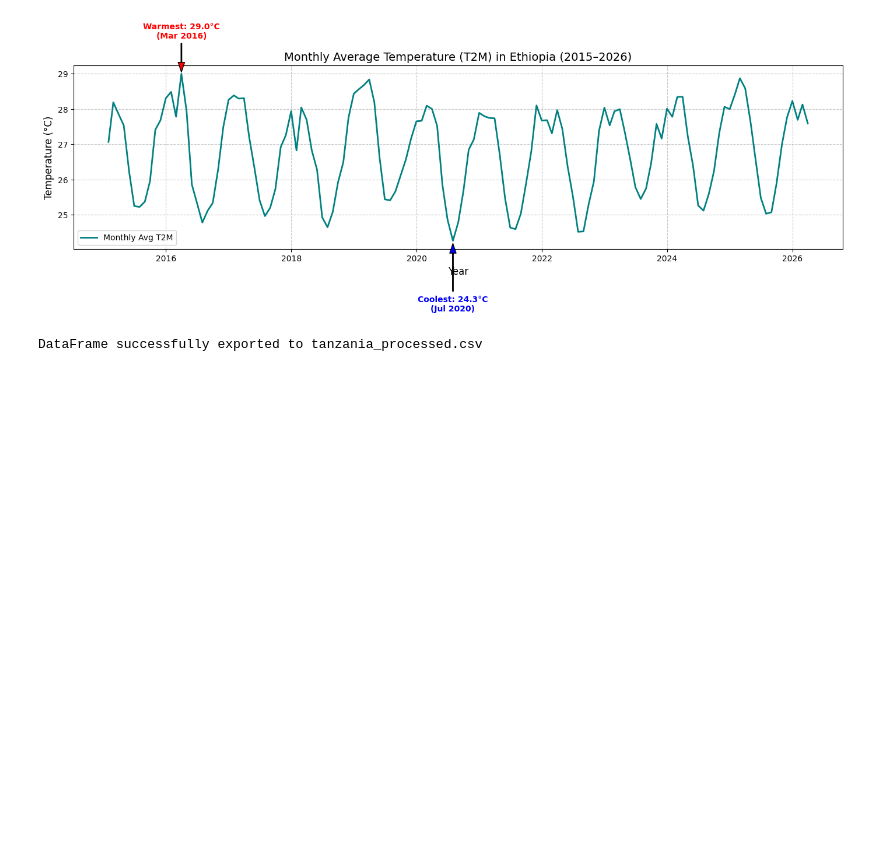
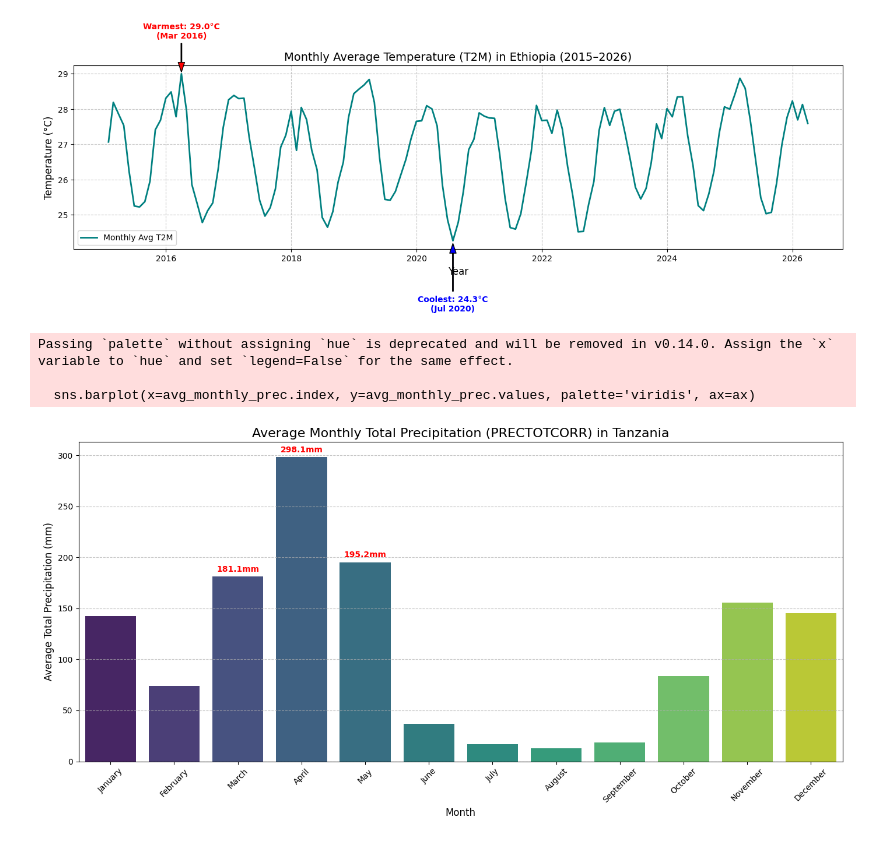
Before and after one commit to meti-creator/climate-challenge-week0, a Jupyter notebook: Tanzania_eda.ipynb, the cells around one changed output. Drawn from its saved outputs; the diff is of its cells as text; code cells hidden in the pictures; blank space fills up the shorter version.

```diff
--- a/Tanzania_eda.ipynb
+++ b/Tanzania_eda.ipynb
@@ -300,8 +300,41 @@ plt.savefig('monthly_t2m_plot.png')
 plt.show()
 # %% [output]
 [figure]
-# %%
-df.to_csv('tanzania_processed.csv', index=False)
-print('DataFrame successfully exported to tanzania_processed.csv')
-# %% [output]
-DataFrame successfully exported to tanzania_processed.csv
+# %%
+import pandas as pd
+import matplotlib.pyplot as plt
+import seaborn as sns
+
+monthly_prec = df['PRECTOTCORR'].resample('M').sum()
+
+monthly_prec_df = monthly_prec.reset_index()
+monthly_prec_df['Month'] = monthly_prec_df['Date'].dt.month_name()
+
+avg_monthly_prec = monthly_prec_df.groupby('Month')['PRECTOTCORR'].mean().reindex([
+    'January', 'February', 'March', 'April', 'May', 'June', 'July', 'August', 'September', 'October', 'November', 'December'
+])
+
+peak_months = avg_monthly_prec.nlargest(3)
+
+# Plotting
+fig, ax = plt.subplots(figsize=(14, 7))
+sns.barplot(x=avg_monthly_prec.index, y=avg_monthly_prec.values, palette='viridis', ax=ax)
+
+ax.set_title('Average Monthly Total Precipitation (PRECTOTCORR) in Tanzania', fontsize=16)
+ax.set_xlabel('Month', fontsize=12)
+ax.set_ylabel('Average Total Precipitation (mm)', fontsize=12)
+ax.tick_params(axis='x', rotation=45)
+ax.grid(axis='y', linestyle='--', alpha=0.7)
+
+# Annotate peak rainy season months
+for month, value in peak_months.items():
+    ax.annotate(f'{value:.1f}mm', xy=(month, value), xytext=(month, value + 5),
+                ha='center', color='red', weight='bold', fontsize=10)
+
+plt.tight_layout()
+plt.show()
+# %% [output]
+Passing `palette` without assigning `hue` is deprecated and will be removed in v0.14.0. Assign the `x` variable to `hue` and set `legend=False` for the same effect.
+
+  sns.barplot(x=avg_monthly_prec.index, y=avg_monthly_prec.values, palette='viridis', ax=ax)
+[figure, added]
```
Also changed, not shown: parts of 10 cells of this notebook.
